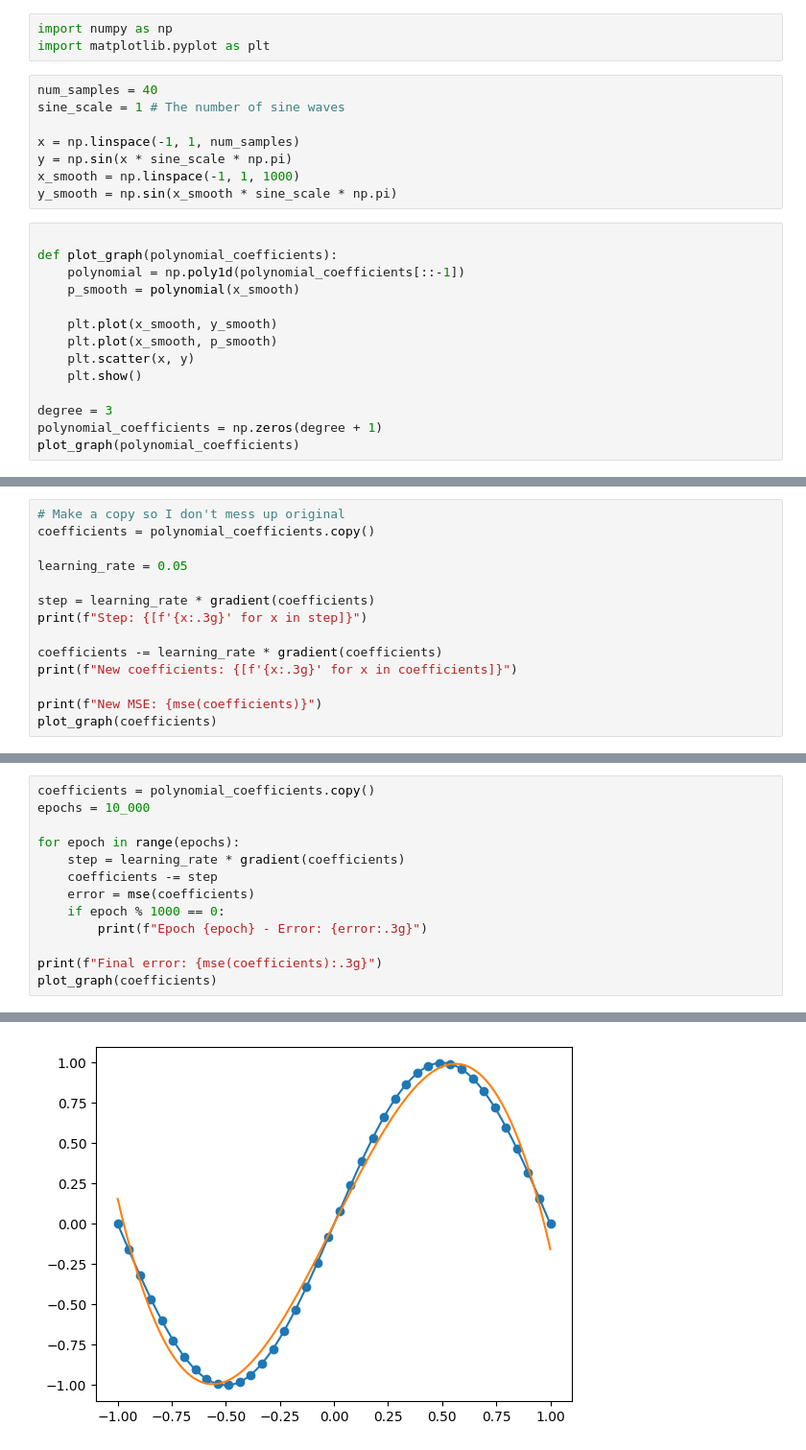
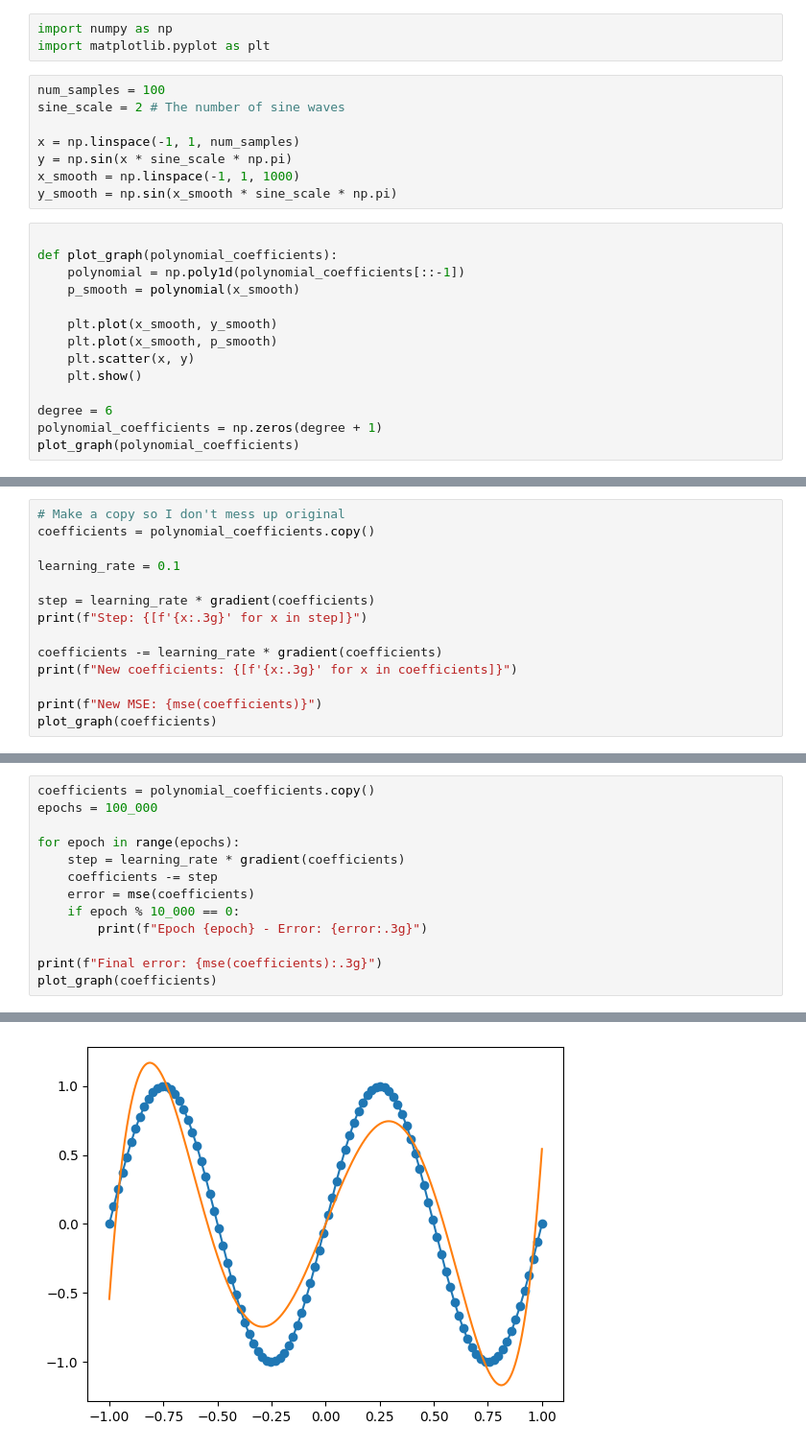
Before and after one commit to will-lynas/MATH0114-ML-AI, a Jupyter notebook: notebook.ipynb, the cells around one changed output, grey strips where cells are left out. Shown at 96% size. Saved outputs shown, nothing was run; the diff lists cells and outputs as text.

Commit message:
More sine waves and higher degree

```diff
--- a/notebook.ipynb
+++ b/notebook.ipynb
@@ -2,8 +2,8 @@
 import numpy as np
 import matplotlib.pyplot as plt
 # %%
-num_samples = 40
-sine_scale = 1 # The number of sine waves
+num_samples = 100
+sine_scale = 2 # The number of sine waves
 
 x = np.linspace(-1, 1, num_samples)
 y = np.sin(x * sine_scale * np.pi)
@@ -20,7 +20,7 @@ def plot_graph(polynomial_coefficients):
     plt.scatter(x, y)
     plt.show()
 
-degree = 3
+degree = 6
 polynomial_coefficients = np.zeros(degree + 1)
 plot_graph(polynomial_coefficients)
 # %% [output]
@@ -51,7 +52,7 @@ print(gradient(polynomial_coefficients))
 # Make a copy so I don't mess up original
 coefficients = polynomial_coefficients.copy()
 
-learning_rate = 0.05
+learning_rate = 0.1
 
 step = learning_rate * gradient(coefficients)
 print(f"Step: {[f'{x:.3g}' for x in step]}")
@@ -69,12 +70,12 @@ New MSE: 0.23828846072695484
 # %%
 coefficients = polynomial_coefficients.copy()
-epochs = 10_000
+epochs = 100_000
 
 for epoch in range(epochs):
     step = learning_rate * gradient(coefficients)
     coefficients -= step
     error = mse(coefficients)
-    if epoch % 1000 == 0:
+    if epoch % 10_000 == 0:
         print(f"Epoch {epoch} - Error: {error:.3g}")
 
 print(f"Final error: {mse(coefficients):.3g}")
@@ -94 +95 @@ Final error: 0.00264
-[figure, old version]
+[figure, new version]
```
Also changed, not shown: parts of 5 cells of this notebook.
